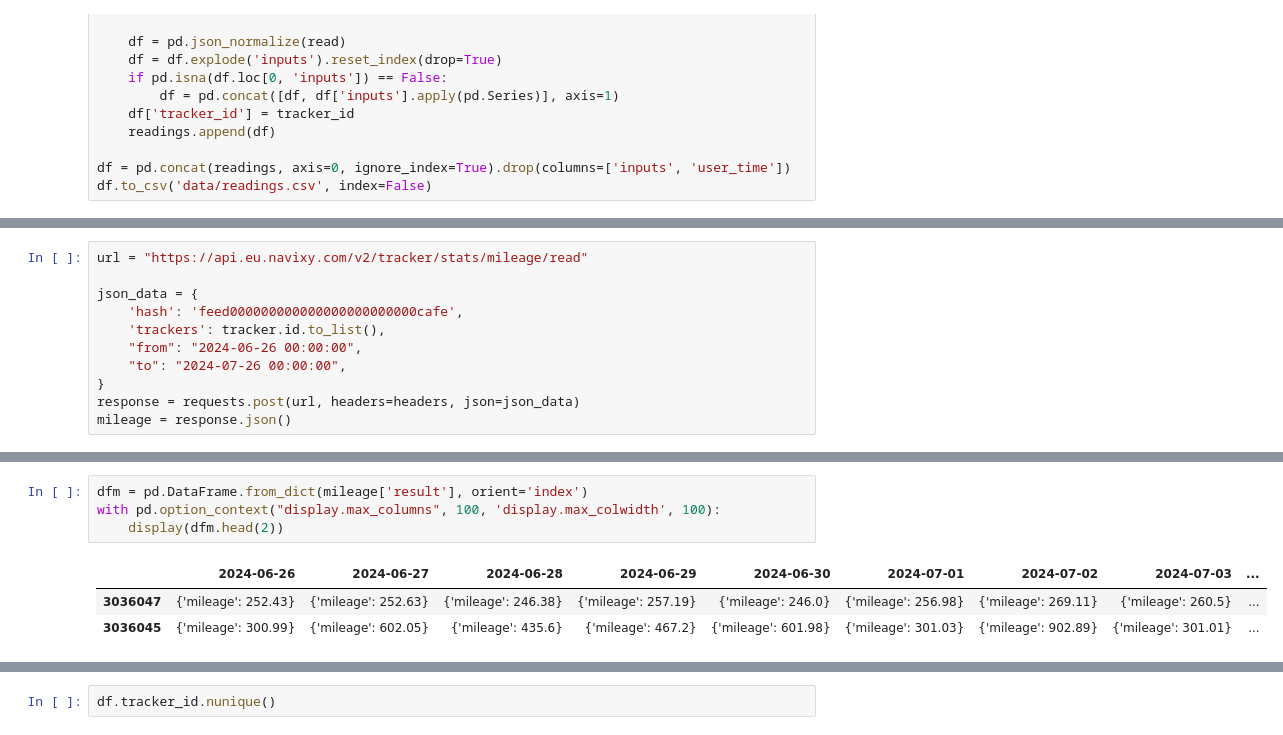
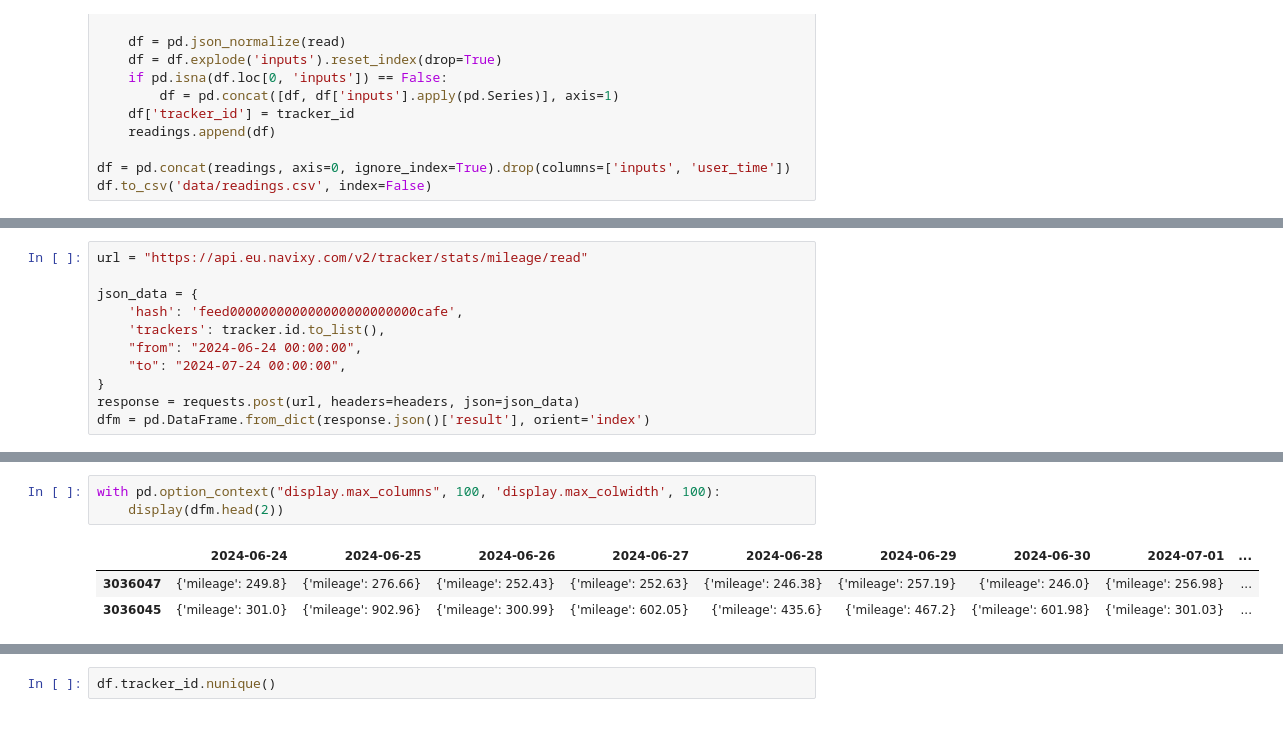
Before and after one commit to AnnaTSH/navixy-data-project, a Jupyter notebook: get_data.ipynb, the cells around one changed output, grey strips where cells are left out. Drawn from its saved outputs; the diff is of its cells as text.

Commit message:
Update notebooks and data

```diff
--- a/get_data.ipynb
+++ b/get_data.ipynb
@@ -226,8 +277,8 @@ url = "https://api.eu.navixy.com/v2/tracker/stats/mileage/read"
 json_data = {
     'hash': 'feed000000000000000000000000cafe',
     'trackers': tracker.id.to_list(),
-    "from": "2024-06-26 00:00:00",
-    "to": "2024-07-26 00:00:00",
+    "from": "2024-06-24 00:00:00",
+    "to": "2024-07-24 00:00:00",
 }
 response = requests.post(url, headers=headers, json=json_data)
-mileage = response.json()
+dfm = pd.DataFrame.from_dict(response.json()['result'], orient='index')
@@ -254,11 +285,10 @@ mileage
 # %%
-dfm = pd.DataFrame.from_dict(mileage['result'], orient='index')
 with pd.option_context("display.max_columns", 100, 'display.max_colwidth', 100):
     display(dfm.head(2))
 # %% [output]
-|  | 2024-06-26 | 2024-06-27 | 2024-06-28 | 2024-06-29 | 2024-06-30 | 2024-07-01 | 2024-07-02 | 2024-07-03 | ... |
-| 3036047 | {'mileage': 252.43} | {'mileage': 252.63} | {'mileage': 246.38} | {'mileage': 257.19} | {'mileage': 246.0} | {'mileage': 256.98} | {'mileage': 269.11} | {'mileage': 260.5} | ... |
-| 3036045 | {'mileage': 300.99} | {'mileage': 602.05} | {'mileage': 435.6} | {'mileage': 467.2} | {'mileage': 601.98} | {'mileage': 301.03} | {'mileage': 902.89} | {'mileage': 301.01} | ... |
+|  | 2024-06-24 | 2024-06-25 | 2024-06-26 | 2024-06-27 | 2024-06-28 | 2024-06-29 | 2024-06-30 | 2024-07-01 | ... |
+| 3036047 | {'mileage': 249.8} | {'mileage': 276.66} | {'mileage': 252.43} | {'mileage': 252.63} | {'mileage': 246.38} | {'mileage': 257.19} | {'mileage': 246.0} | {'mileage': 256.98} | ... |
+| 3036045 | {'mileage': 301.0} | {'mileage': 902.96} | {'mileage': 300.99} | {'mileage': 602.05} | {'mileage': 435.6} | {'mileage': 467.2} | {'mileage': 601.98} | {'mileage': 301.03} | ... |
 # %%
 def get_mileage(x) -> float:
     if x is not None:
```
Also changed, not shown: parts of 53 cells of this notebook, 9 other files.
